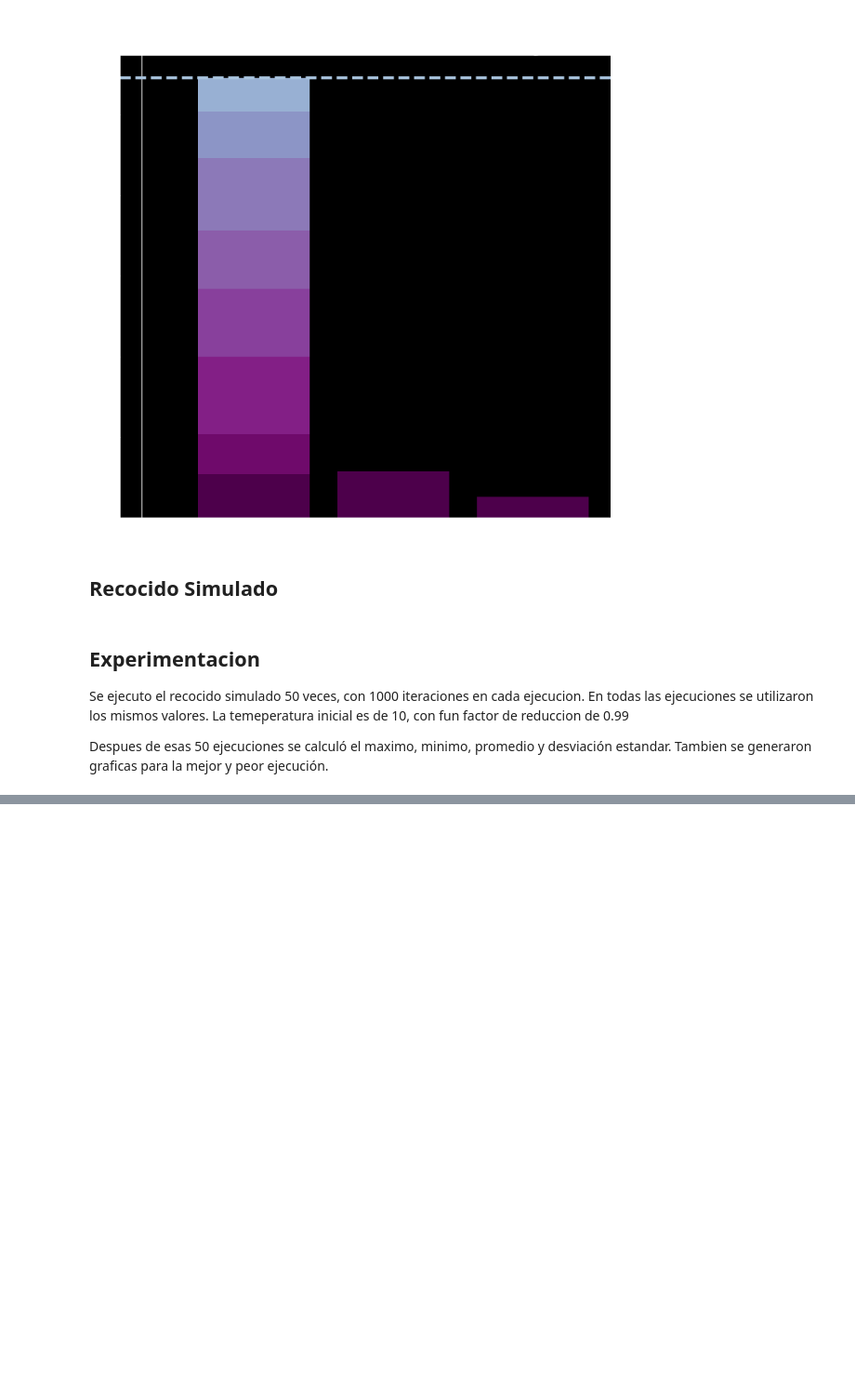
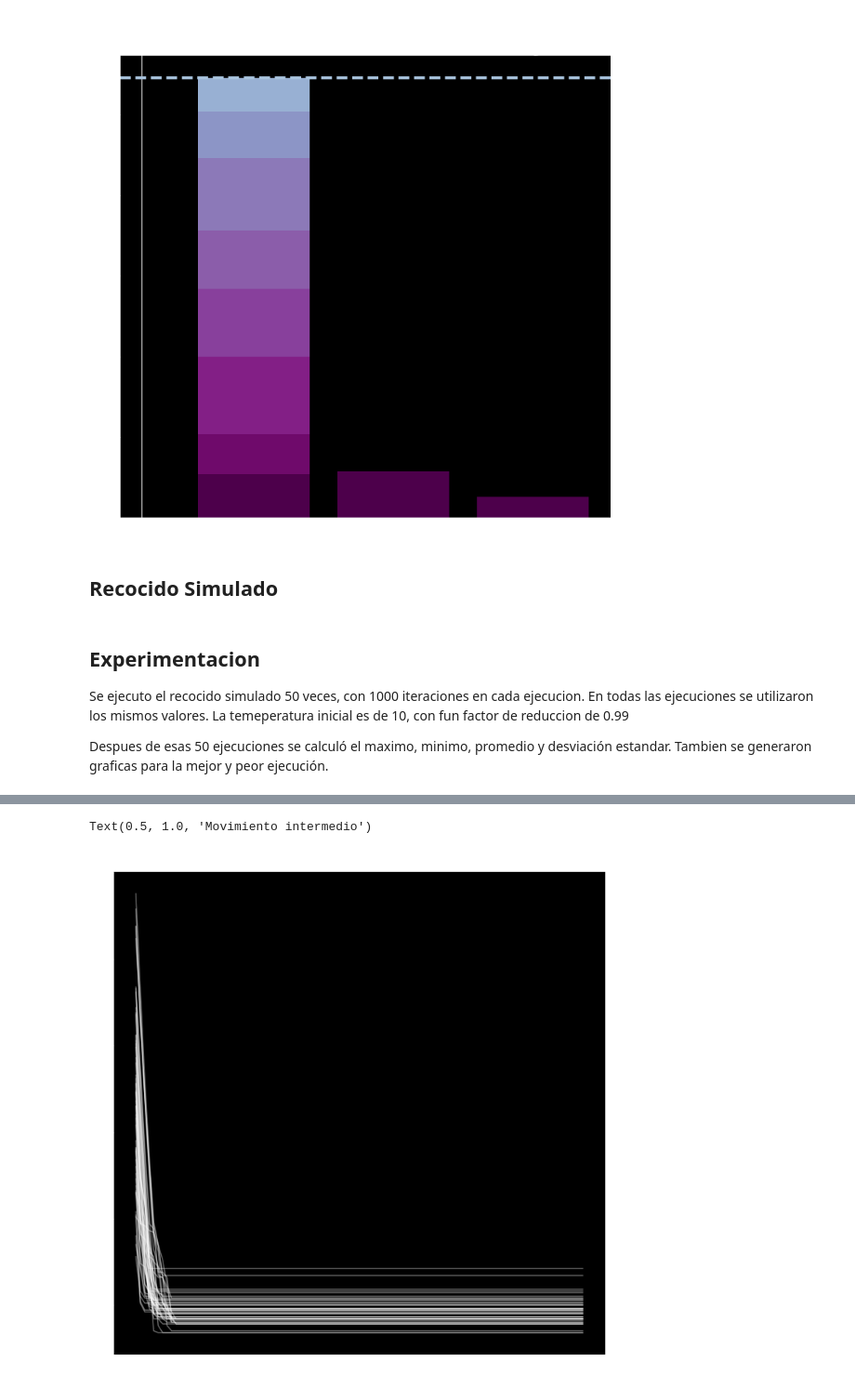
Before and after one commit to jmcsuite/Proyecto2_Optimizacion, a Jupyter notebook: Proyecto2.ipynb, the cells around one changed output, grey strips where cells are left out. Shown at 93% size. Saved outputs shown, nothing was run; the diff lists cells and outputs as text; code cells hidden in the pictures; blank space fills up the shorter version.

```diff
--- a/Proyecto2.ipynb
+++ b/Proyecto2.ipynb
@@ -722,11 +494,0 @@ Text(0.5, 1.0, 'Peor Resultado')
-# %%
-# Graficas de iteraciones intermedias
-
-ax = setup_graphs(1, False)
-for (_, inter) in resultados:
-    y = [funcionObjetivo(x, tiemposProcesamiento, tiemposAjuste) for x in inter]
-    x = np.arange(len(y))
-
-    ax.plot(x,y)
-#print(x, y)
-ax.set_title("Movimiento intermedio", size = 20, color = (1,1,1))
@@ -736,10 +494,0 @@ Text(0.5, 1.0, 'Movimiento intermedio')
-# %%
-#Graficas de movimiento intermedio, pero  solo del 4to resultado
-ax = setup_graphs(1, False)
-for (_, inter) in resultados[3:4]:
-    y = [funcionObjetivo(x, tiemposProcesamiento, tiemposAjuste) for x in inter]
-    x = np.arange(len(y))
-
-    ax.plot(x,y, c = (1,1,1,.4))
-#print(x, y)
-ax.set_title("Movimiento intermedio 4ta ejecucion", size = 20, color = (1,1,1))
@@ -748,0 +644,14 @@ Text(0.5, 1.0, 'Movimiento intermedio 4ta ejecucion')
+# %%
+
+nMaquinas, nOrdenes, tiemposProcesamiento, tiemposAjuste = obtener_datos_archivo("Instancia2")
+
+T = [-1, -1, -1]
+
+it = 100
+ejecuciones = 50
+
+resultados = []
+for k in range(ejecuciones):
+    resultados.append(tabooSearch(nMaquinas, nOrdenes, tiemposProcesamiento, tiemposAjuste,
+                        solucionAleatoria, vecindarioTaboo, funcionObjetivo, it, T ))
+    T = [-1, -1, -1]
@@ -748,0 +709,13 @@ Text(0.5, 1.0, 'Movimiento intermedio 4ta ejecucion')
+# %%
+# Graficas de iteraciones intermedias
+
+ax = setup_graphs(1, False)
+for (_, inter) in resultados:
+    y = [funcionObjetivo(x, tiemposProcesamiento, tiemposAjuste) for x in inter]
+    x = np.arange(len(y))
+    ax.plot(x,y, c = (1,1,1,0.4))
+#print(x, y)
+ax.set_title("Movimiento intermedio", size = 20, color = (1,1,1))
+# %% [output]
+Text(0.5, 1.0, 'Movimiento intermedio')
+[figure, added]
```
Also changed, not shown: parts of 41 cells of this notebook.
